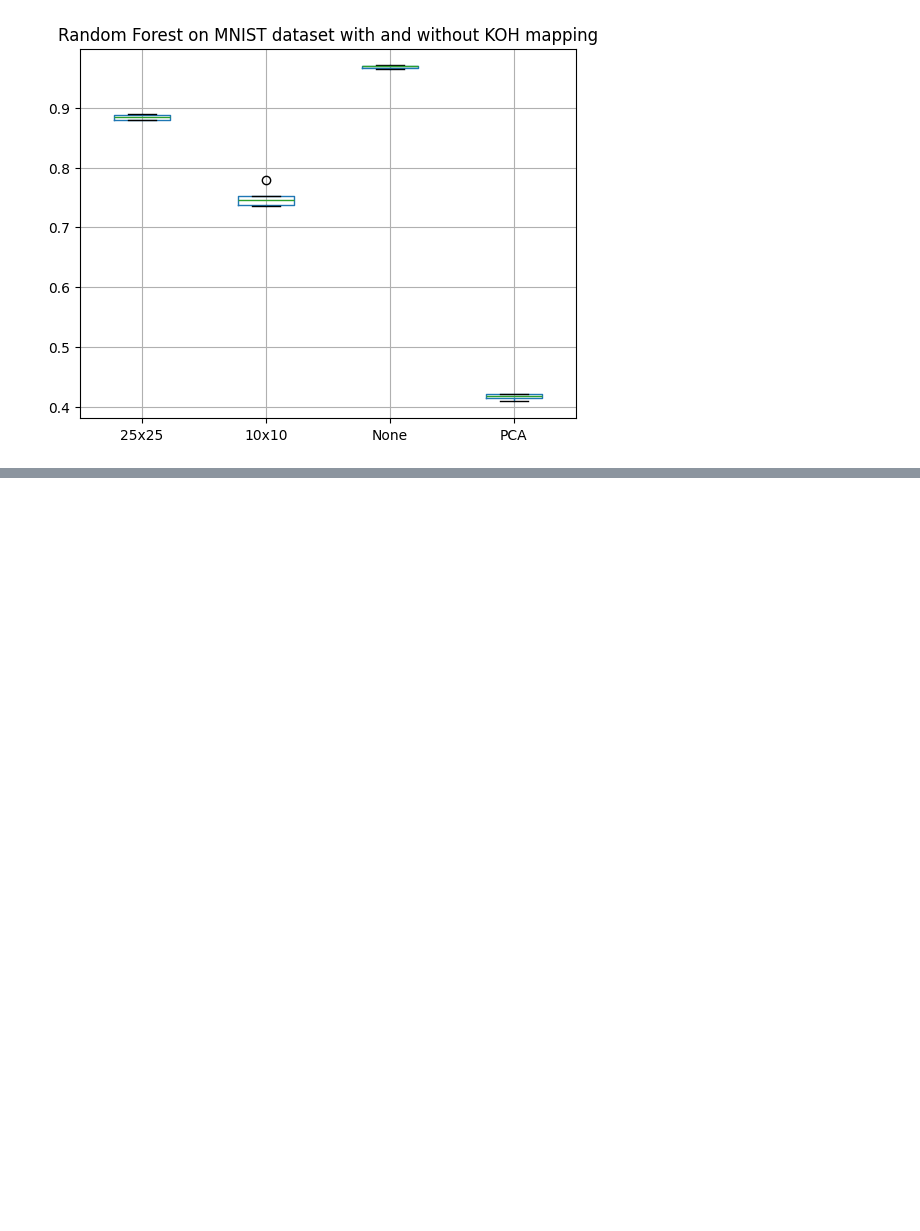
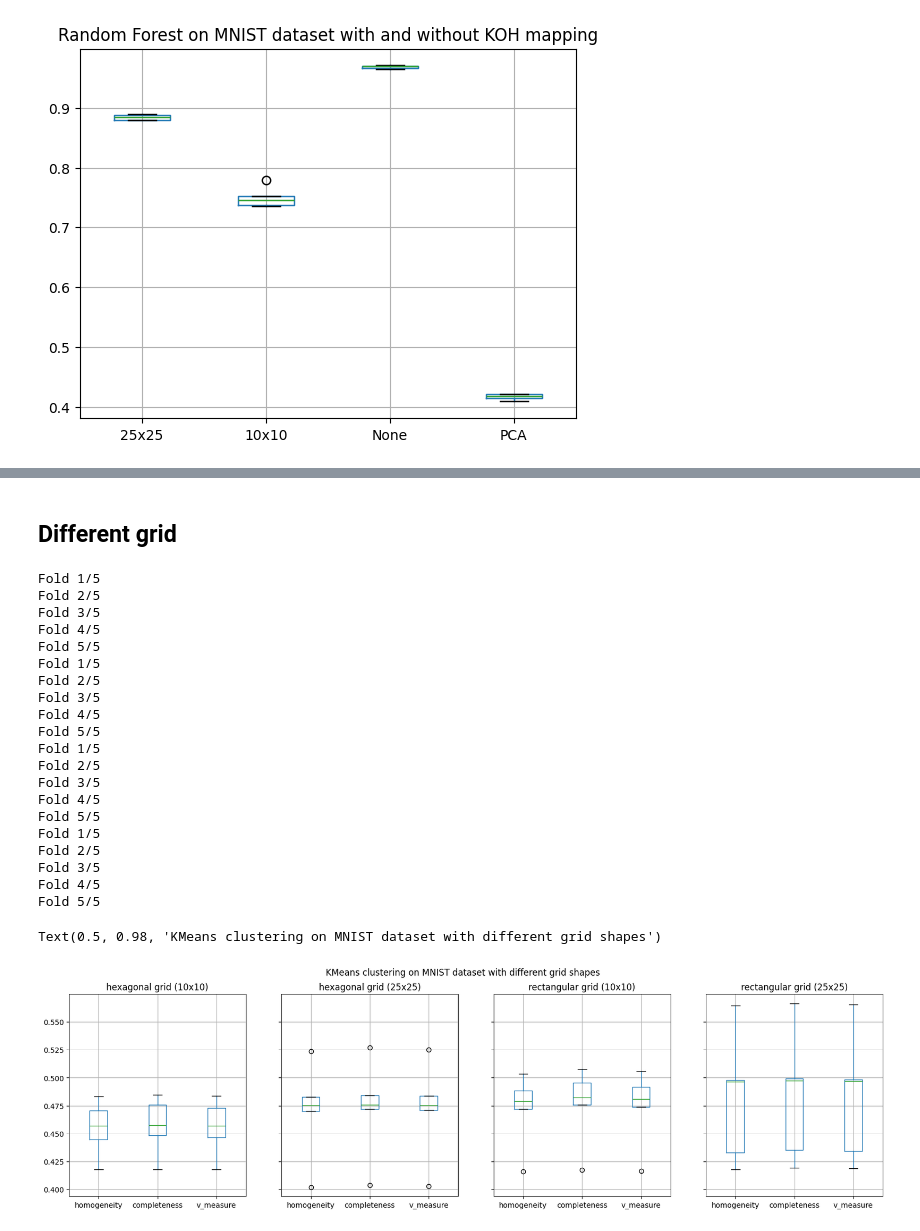
Before and after one commit to Fersoil/miowad, a Jupyter notebook: KOH/mnist_eval.ipynb, the cells around one changed output, grey strips where cells are left out. Saved outputs shown, nothing was run; the diff lists cells and outputs as text; code cells hidden in the pictures; blank space fills up the shorter version.

```diff
--- a/KOH/mnist_eval.ipynb
+++ b/KOH/mnist_eval.ipynb
@@ -315,0 +384,61 @@ Text(0.5, 1.0, 'Random Forest on MNIST dataset with and without KOH mapping')
+# %% [markdown]
+## Different grid
+# %%
+
+fig, ax = plt.subplots(1, 4, figsize=(20, 5), sharey=True)
+
+scores_10 = cross_val_kmeans(X, y, cv=5, idx_path='som_snapshots/net10x10/mnist_som_rect_idx.npy', save_path='som_snapshots/net10x10/hex/mnist_som')
+
+scores_10 = pd.DataFrame(scores_10)
+scores_10.boxplot(ax=ax[0])
+ax[0].set_title('hexagonal grid (10x10)')
+
+
+scores = cross_val_kmeans(X, y, cv=5, idx_path='som_snapshots/net25x25/mnist_som_rect_idx.npy', save_path='som_snapshots/net25x25/hex/mnist_som')
+
+
+scores = pd.DataFrame(scores)
+scores.boxplot(ax=ax[1])
+ax[1].set_title('hexagonal grid (25x25)')
+
+
+
+scores = cross_val_kmeans(X, y, cv=5, idx_path='som_snapshots/net10x10/mnist_som_rect_idx.npy', save_path='som_snapshots/net10x10/rect/mnist_som')
+scores = pd.DataFrame(scores)
+
+ax[2].set_title('rectangular grid (10x10)')
+
+scores.boxplot(ax=ax[2])
+
+
+scores = cross_val_kmeans(X, y, cv=5, idx_path='som_snapshots/net25x25/mnist_som_rect_idx.npy', save_path='som_snapshots/net25x25/rect/mnist_som')
+scores = pd.DataFrame(scores)
+
+ax[3].set_title('rectangular grid (25x25)')
+
+scores.boxplot(ax=ax[3])
+
+fig.suptitle("KMeans clustering on MNIST dataset with different grid shapes")
+# %% [output]
+Fold 1/5
+Fold 2/5
+Fold 3/5
+Fold 4/5
+Fold 5/5
+Fold 1/5
+Fold 2/5
+Fold 3/5
+Fold 4/5
+Fold 5/5
+Fold 1/5
+Fold 2/5
+Fold 3/5
+Fold 4/5
+Fold 5/5
+Fold 1/5
+Fold 2/5
+Fold 3/5
+Fold 4/5
+Fold 5/5
+Text(0.5, 0.98, 'KMeans clustering on MNIST dataset with different grid shapes')
+[figure, added]
```
Also changed, not shown: parts of 6 cells of this notebook, 2 other files.
